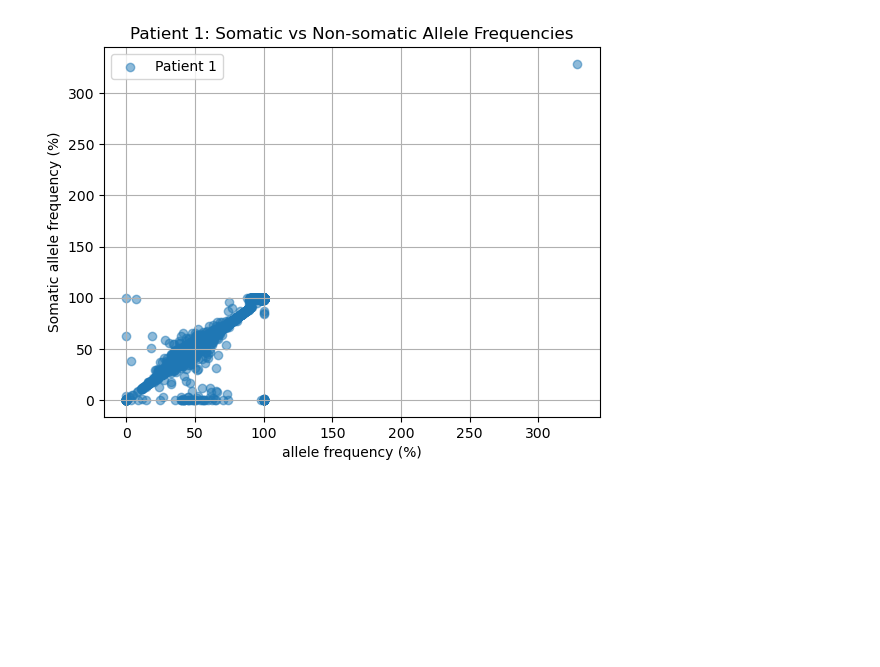
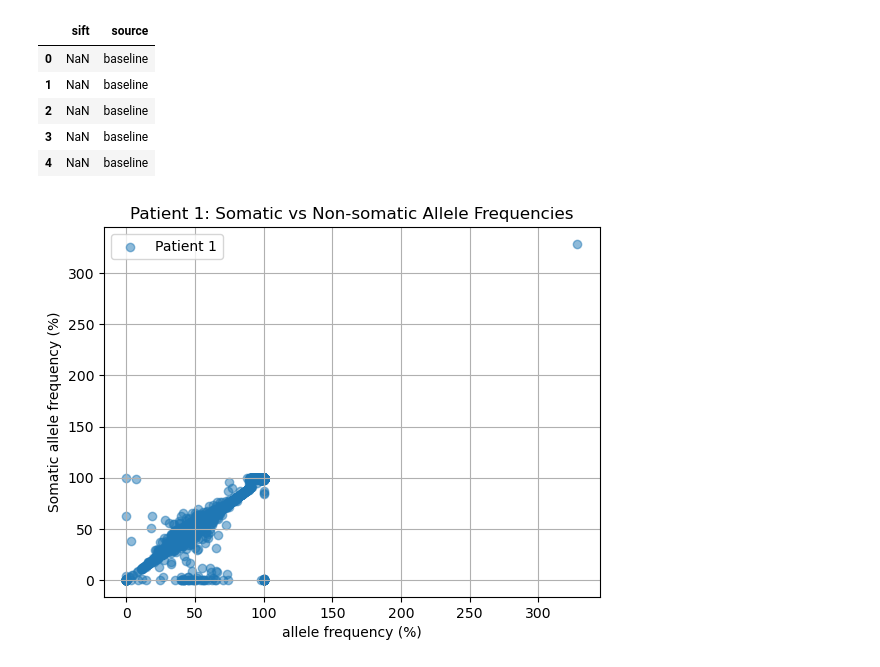
Before and after one commit to alkohout/ivf, a Jupyter notebook: allele_frequency_scatter_plots.ipynb, the cells around one changed output. Cells and saved outputs as stored; diff of their text form; code cells hidden in the pictures; blank space fills up the shorter version.

```diff
--- a/allele_frequency_scatter_plots.ipynb
+++ b/allele_frequency_scatter_plots.ipynb
@@ -0,0 +3,12 @@
+# %%
+from sqlalchemy import create_engine
+import pandas as pd
+import matplotlib.pyplot as plt
+import os
+from dotenv import load_dotenv
+load_dotenv()
+import urllib.request
+url = "http://purl.obolibrary.org/obo/go/go-basic.obo"
+urllib.request.urlretrieve(url, "go-basic.obo")
+from goatools.obo_parser import GODag
+go_dag = GODag("go-basic.obo", optional_attrs=['definition'])
@@ -1 +310,10 @@
+# %%
+sift_df.head()
+# %% [output]
+|  | sift | source |
+| 0 | NaN | baseline |
+| 1 | NaN | baseline |
+| 2 | NaN | baseline |
+| 3 | NaN | baseline |
+| 4 | NaN | baseline |
 # %%
```
Also changed, not shown: parts of 8 cells of this notebook, 1 other file.
